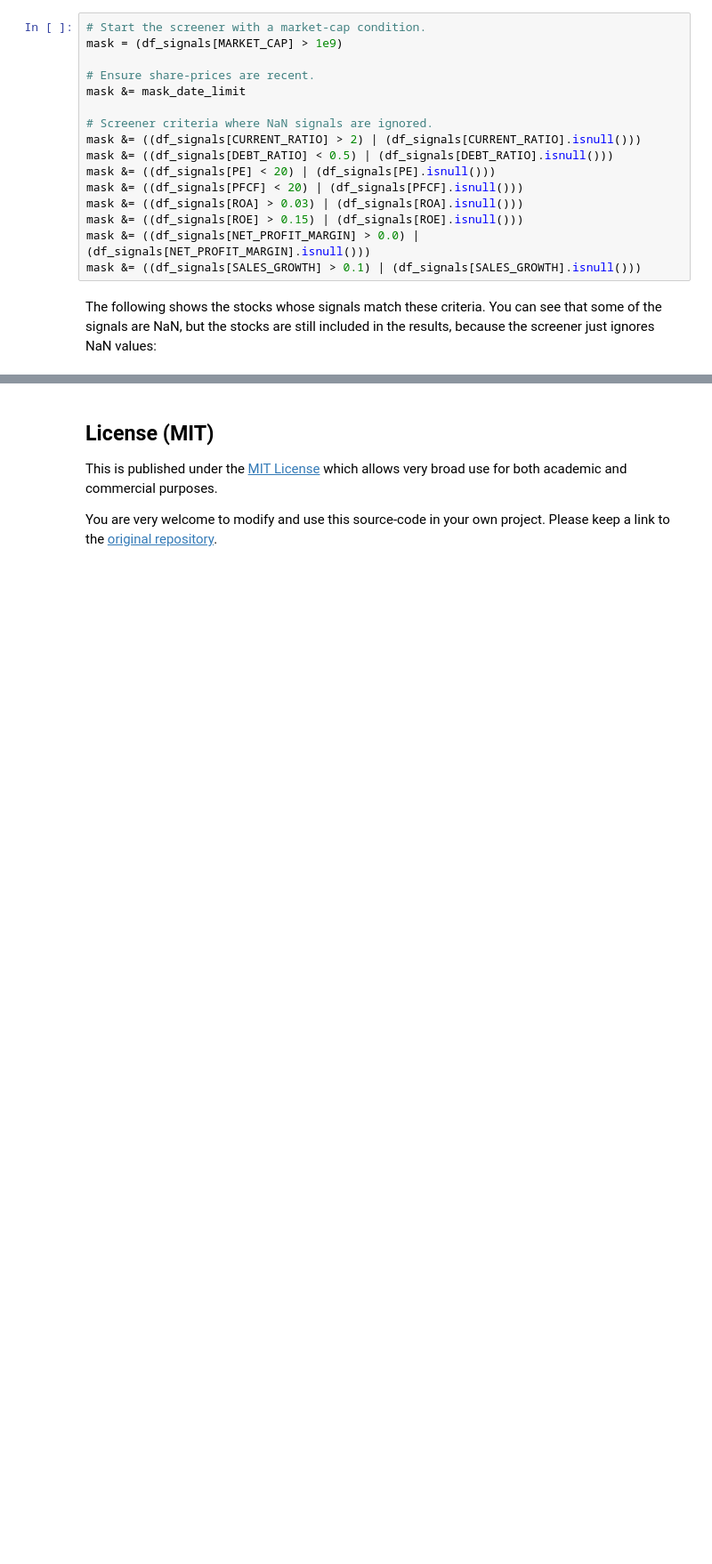
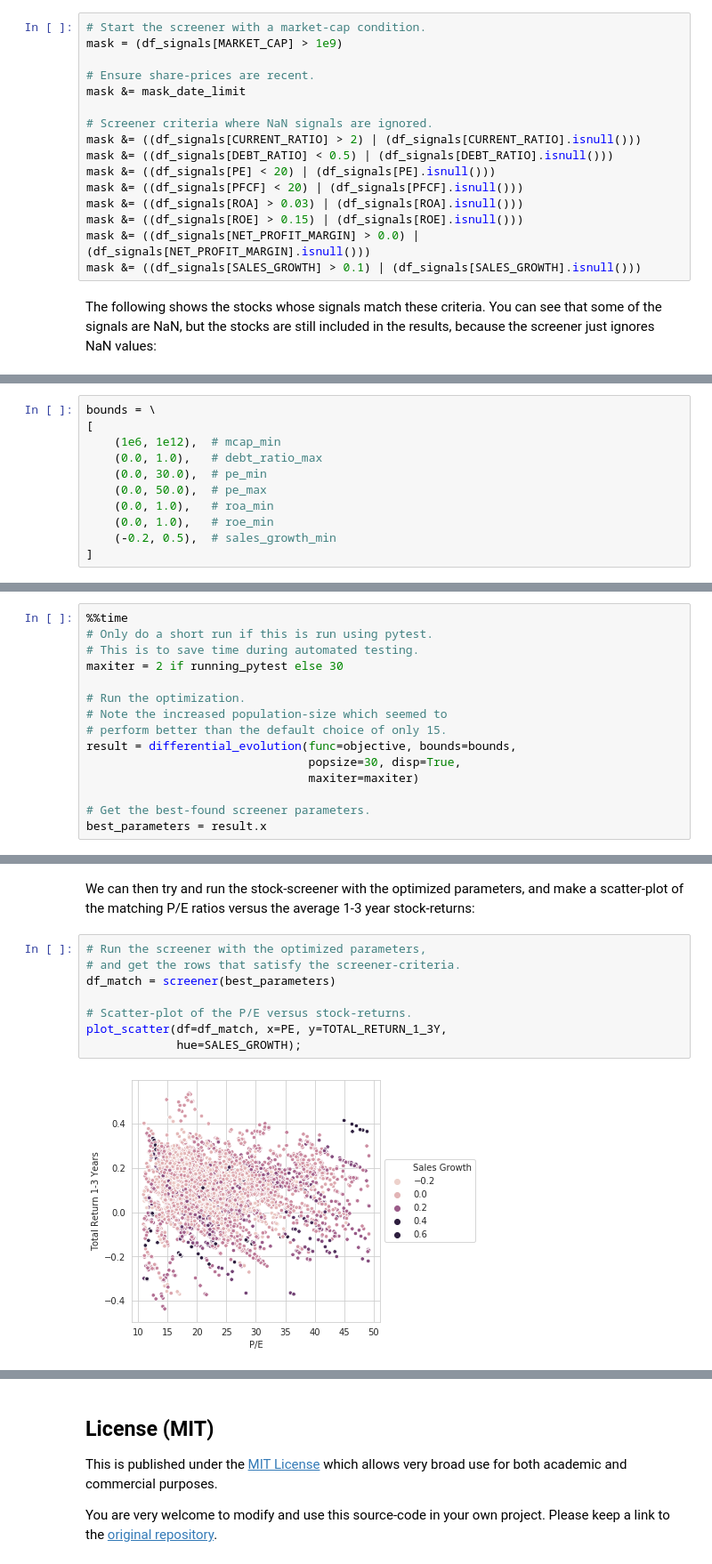
Before and after one commit to SimFin/simfin-tutorials, a Jupyter notebook: 07_Stock_Screener.ipynb, the cells around one changed output, grey strips where cells are left out. Shown at 89% size. Cells and saved outputs as stored; diff of their text form; blank space fills up the shorter version.

Commit message:
Tutorial 07 added sections on Backtest and Optimize

```diff
--- a/07_Stock_Screener.ipynb
+++ b/07_Stock_Screener.ipynb
@@ -469,0 +651,11 @@ df_signals.loc[mask, columns].sort_values(by=PE, ascending=True)
+# %%
+bounds = \
+[
+    (1e6, 1e12),  # mcap_min
+    (0.0, 1.0),   # debt_ratio_max
+    (0.0, 30.0),  # pe_min
+    (0.0, 50.0),  # pe_max
+    (0.0, 1.0),   # roa_min
+    (0.0, 1.0),   # roe_min
+    (-0.2, 0.5),  # sales_growth_min
+]
@@ -469,0 +790,15 @@ df_signals.loc[mask, columns].sort_values(by=PE, ascending=True)
+# %%
+%%time
+# Only do a short run if this is run using pytest.
+# This is to save time during automated testing.
+maxiter = 2 if running_pytest else 30
+
+# Run the optimization.
+# Note the increased population-size which seemed to
+# perform better than the default choice of only 15.
+result = differential_evolution(func=objective, bounds=bounds,
+                                popsize=30, disp=True,
+                                maxiter=maxiter)
+
+# Get the best-found screener parameters.
+best_parameters = result.x
@@ -469,0 +835,12 @@ df_signals.loc[mask, columns].sort_values(by=PE, ascending=True)
+# %% [markdown]
+We can then try and run the stock-screener with the optimized parameters, and make a scatter-plot of the matching P/E ratios versus the average 1-3 year stock-returns:
+# %%
+# Run the screener with the optimized parameters,
+# and get the rows that satisfy the screener-criteria.
+df_match = screener(best_parameters)
+
+# Scatter-plot of the P/E versus stock-returns.
+plot_scatter(df=df_match, x=PE, y=TOTAL_RETURN_1_3Y,
+             hue=SALES_GROWTH);
+# %% [output]
+[figure, added]
```
Also changed, not shown: parts of 57 cells of this notebook.
